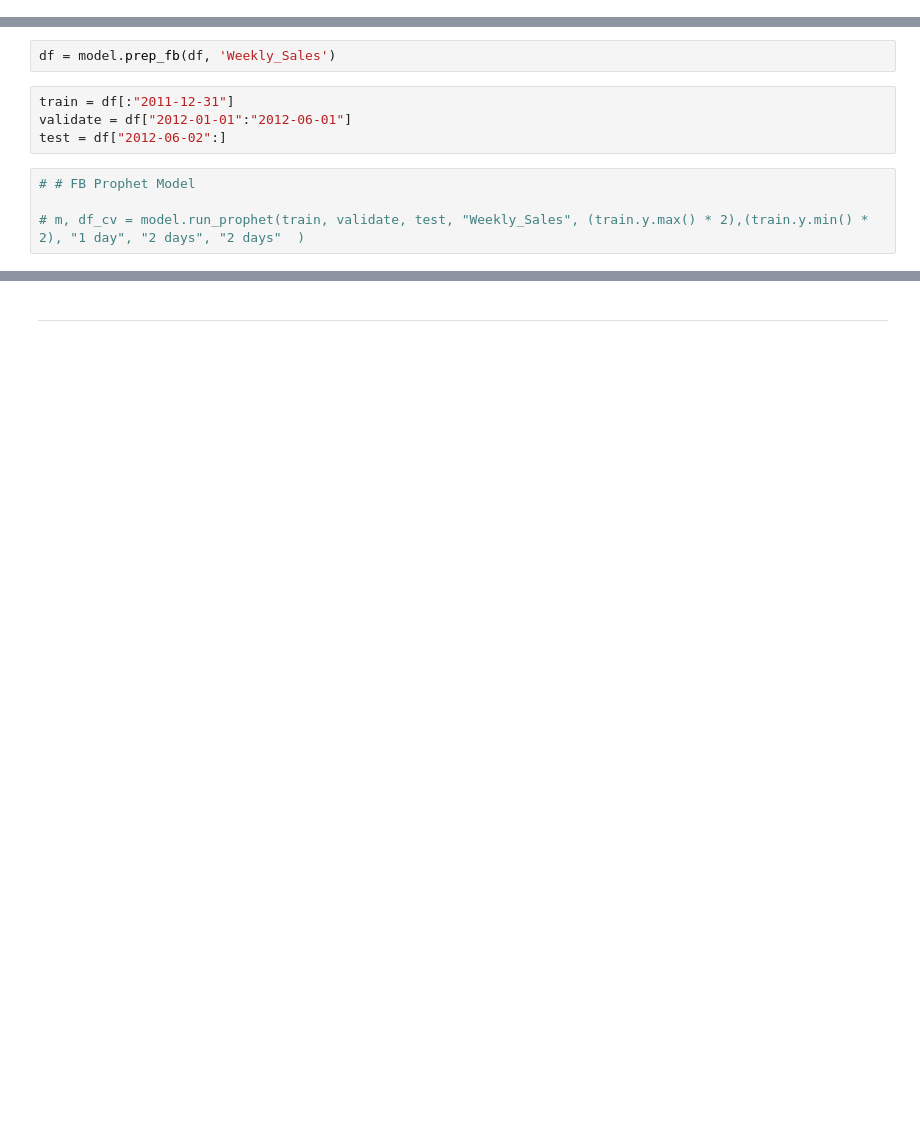
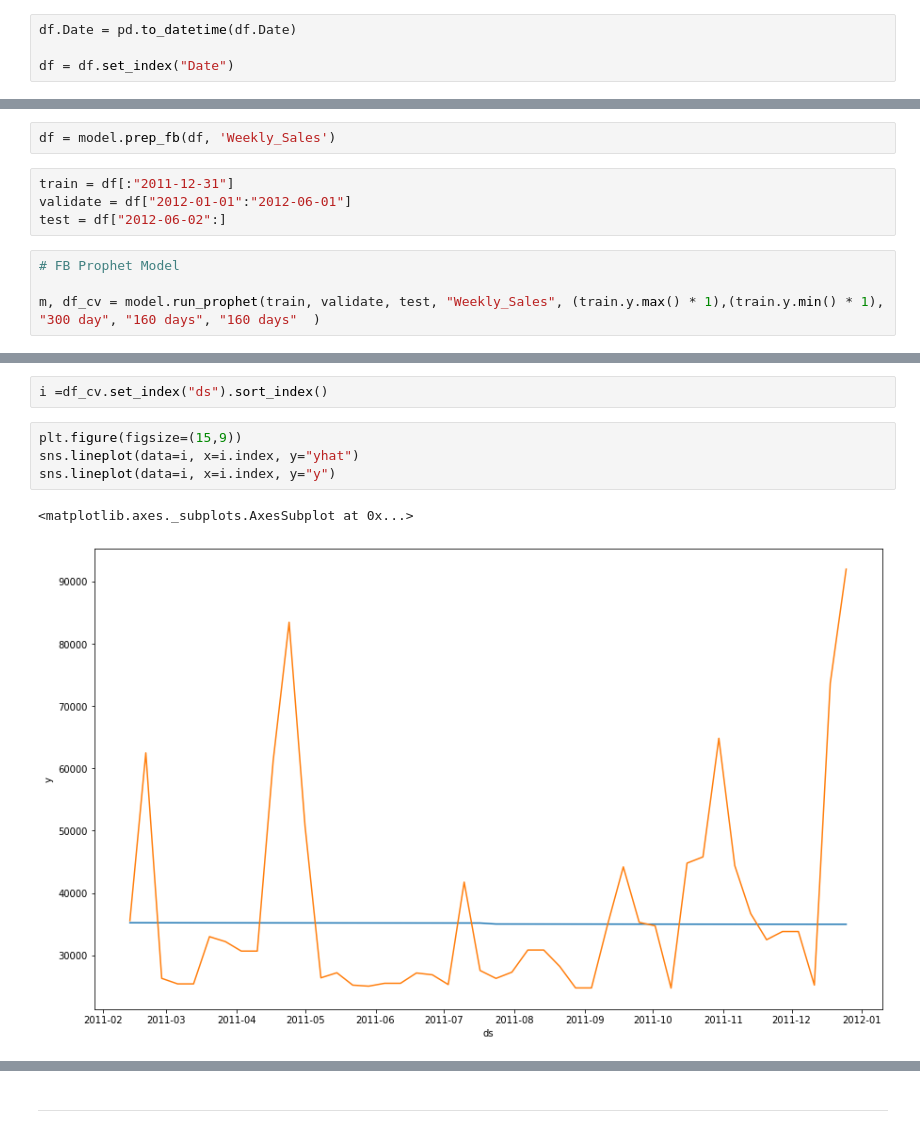
Before and after one commit to guedanie/retail-time-series-project, a Jupyter notebook: retail-time-series-analysis.ipynb, the cells around one changed output, grey strips where cells are left out. Cells and saved outputs as stored; diff of their text form; blank space fills up the shorter version.

```diff
--- a/retail-time-series-analysis.ipynb
+++ b/retail-time-series-analysis.ipynb
@@ -473 +528,5 @@ df[["Store", "Dept", "Size"]] = df[["Store", "Dept", "Size"]].astype("object")
+# %%
+df.Date = pd.to_datetime(df.Date)
+
+df = df.set_index("Date")
 # %%
@@ -521,6 +538,6 @@ train = df[:"2011-12-31"]
 validate = df["2012-01-01":"2012-06-01"]
 test = df["2012-06-02":]
 # %%
-# # FB Prophet Model
+# FB Prophet Model
 
-# m, df_cv = model.run_prophet(train, validate, test, "Weekly_Sales", (train.y.max() * 2),(train.y.min() * 2), "1 day", "2 days", "2 days"  )
+m, df_cv = model.run_prophet(train, validate, test, "Weekly_Sales", (train.y.max() * 1),(train.y.min() * 1), "300 day", "160 days", "160 days"  )
@@ -526,0 +557,9 @@ test = df["2012-06-02":]
+# %%
+i =df_cv.set_index("ds").sort_index()
+# %%
+plt.figure(figsize=(15,9))
+sns.lineplot(data=i, x=i.index, y="yhat")
+sns.lineplot(data=i, x=i.index, y="y")
+# %% [output]
+<matplotlib.axes._subplots.AxesSubplot at 0x...>
+[figure, added]
```
Also changed, not shown: parts of 54 cells of this notebook.
